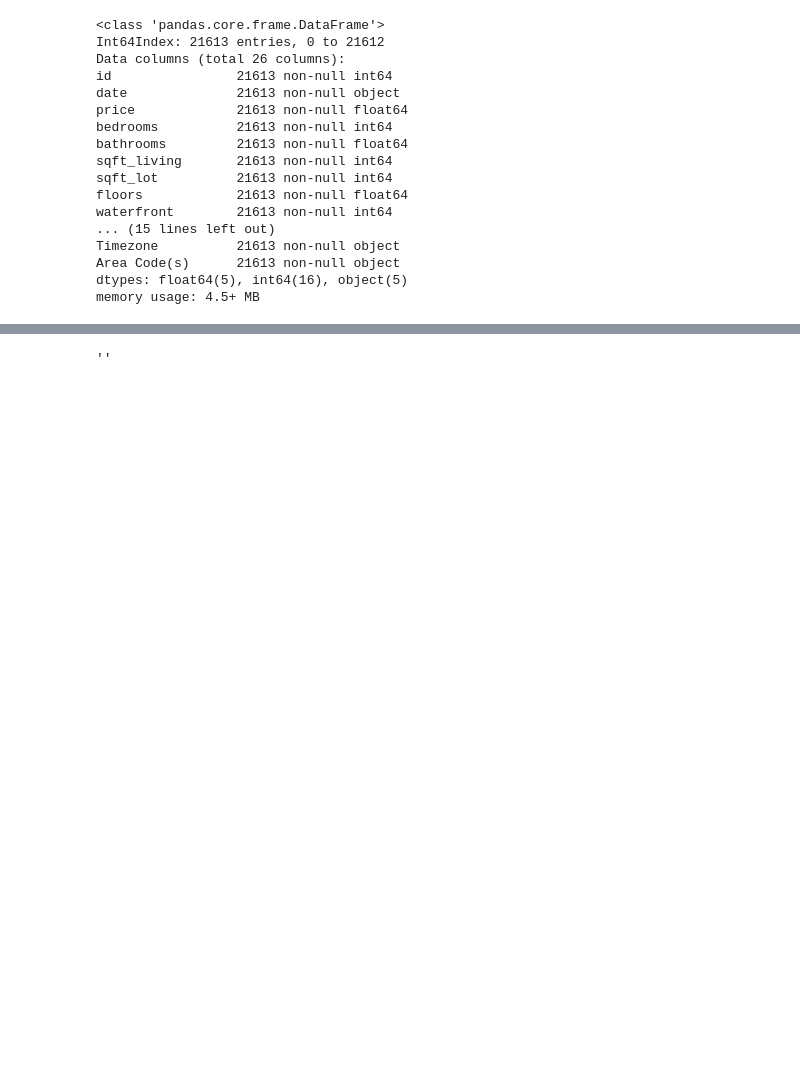
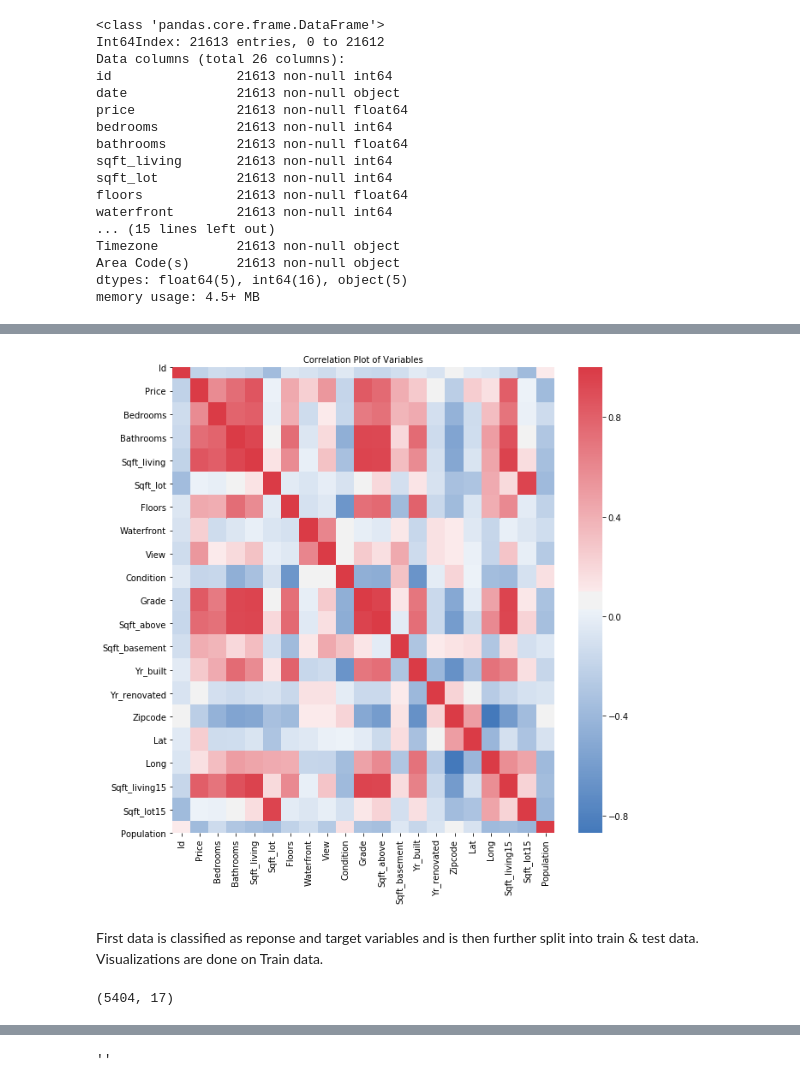
Before and after one commit to sudonikita/KingCounty_Python, a Jupyter notebook: Project_Kingcounty.ipynb, the cells around one changed output, grey strips where cells are left out. Drawn from its saved outputs; the diff is of its cells as text; code cells hidden in the pictures; blank space fills up the shorter version.

```diff
--- a/Project_Kingcounty.ipynb
+++ b/Project_Kingcounty.ipynb
@@ -288,0 +255,10 @@ sns.boxplot(x=X_train['Floors'],y=y_train['Price'],palette = ("cubehelix"), ax=a
+# %%
+plt.figure(figsize=(10,10))
+plt.title('Correlation Plot of Variables', fontsize=10)
+colormap= sns.diverging_palette(250, 10, as_cmap = True)
+sns.heatmap(housing_df.corr().astype(float).corr(),vmax=1.0, cmap = colormap)
+plt.show()
+# %% [output]
+[figure, added]
+# %% [markdown]
+First data is classified as reponse and target variables and is then further split into train & test data. Visualizations are done on Train data.
@@ -288,0 +272,4 @@ sns.boxplot(x=X_train['Floors'],y=y_train['Price'],palette = ("cubehelix"), ax=a
+# %%
+X_test.shape
+# %% [output]
+(5404, 17)
```
Also changed, not shown: parts of 92 cells of this notebook.
